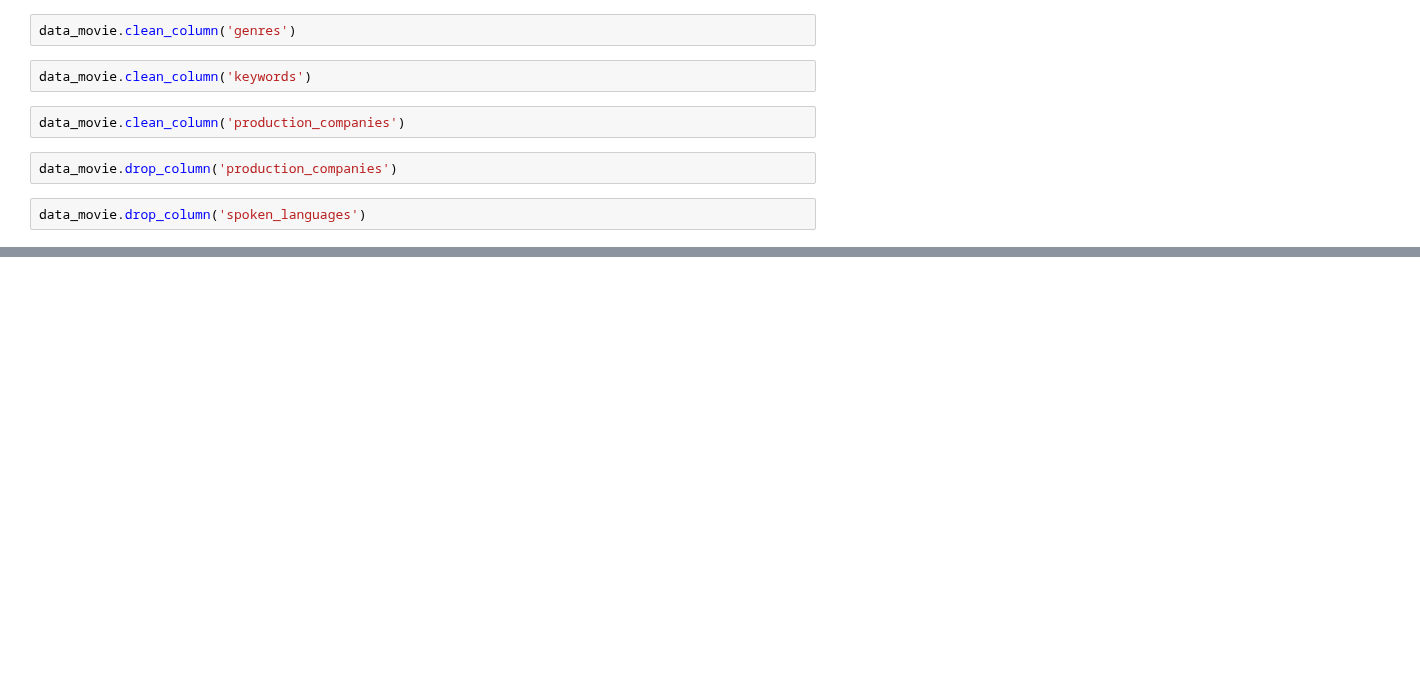
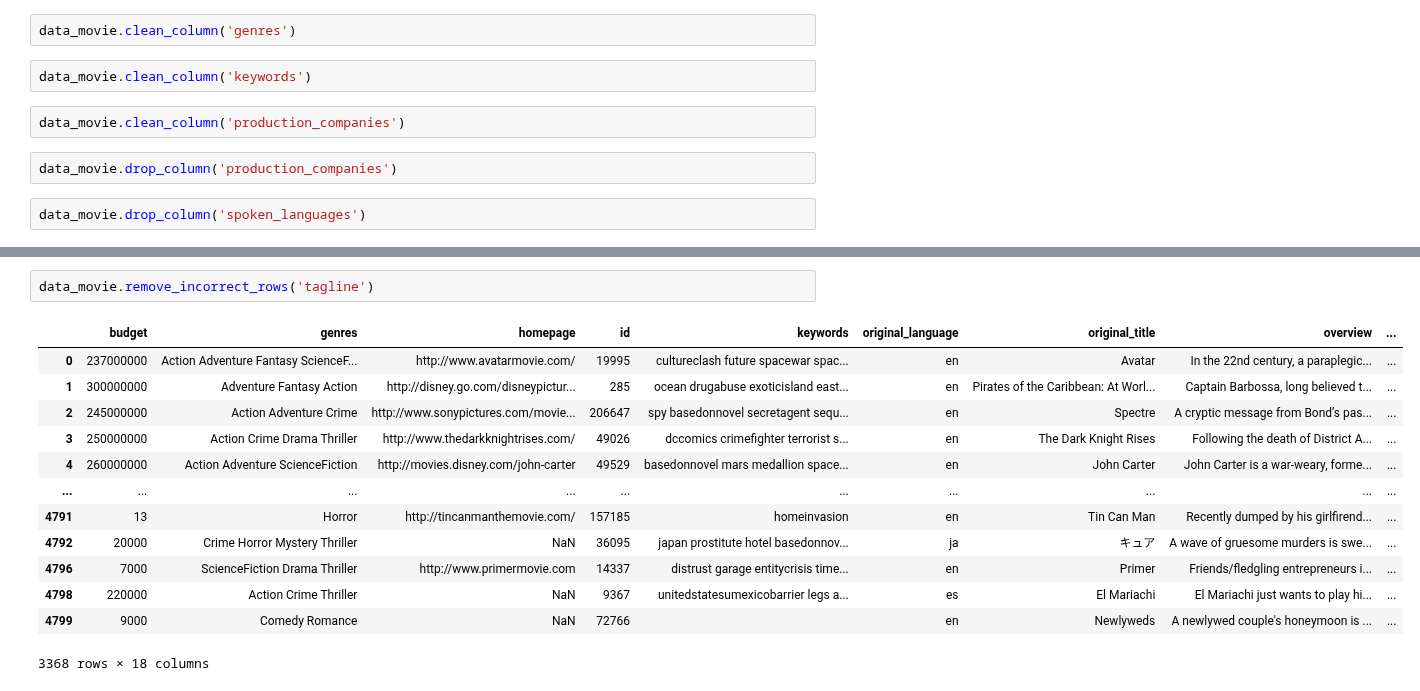
Before and after one commit to tundraparisi/dscoding-projects, a Jupyter notebook: ayagoz.shayakhmetova/CISI-project/cisi_project/import_OOP.ipynb, the cells around one changed output, grey strips where cells are left out. Drawn from its saved outputs; the diff is of its cells as text; blank space fills up the shorter version.

```diff
--- a/ayagoz.shayakhmetova/CISI-project/cisi_project/import_OOP.ipynb
+++ b/ayagoz.shayakhmetova/CISI-project/cisi_project/import_OOP.ipynb
@@ -58,3 +106,19 @@ data_movie.drop_column('spoken_languages')
+# %%
+data_movie.remove_incorrect_rows('tagline')
+# %% [output]
+|  | budget | genres | homepage | id | keywords | original_language | original_title | overview | ... |
+| 0 | 237000000 | Action Adventure Fantasy ScienceF... | http://www.avatarmovie.com/ | 19995 | cultureclash future spacewar spac... | en | Avatar | In the 22nd century, a paraplegic... | ... |
+| 1 | 300000000 | Adventure Fantasy Action | http://disney.go.com/disneypictur... | 285 | ocean drugabuse exoticisland east... | en | Pirates of the Caribbean: At Worl... | Captain Barbossa, long believed t... | ... |
+| 2 | 245000000 | Action Adventure Crime | http://www.sonypictures.com/movie... | 206647 | spy basedonnovel secretagent sequ... | en | Spectre | A cryptic message from Bond’s pas... | ... |
+| 3 | 250000000 | Action Crime Drama Thriller | http://www.thedarkknightrises.com/ | 49026 | dccomics crimefighter terrorist s... | en | The Dark Knight Rises | Following the death of District A... | ... |
+| 4 | 260000000 | Action Adventure ScienceFiction | http://movies.disney.com/john-carter | 49529 | basedonnovel mars medallion space... | en | John Carter | John Carter is a war-weary, forme... | ... |
+| ... | ... | ... | ... | ... | ... | ... | ... | ... | ... |
+| 4791 | 13 | Horror | http://tincanmanthemovie.com/ | 157185 | homeinvasion | en | Tin Can Man | Recently dumped by his girlfirend... | ... |
+| 4792 | 20000 | Crime Horror Mystery Thriller | NaN | 36095 | japan prostitute hotel basedonnov... | ja | キュア | A wave of gruesome murders is swe... | ... |
+| 4796 | 7000 | ScienceFiction Drama Thriller | http://www.primermovie.com | 14337 | distrust garage entitycrisis time... | en | Primer | Friends/fledgling entrepreneurs i... | ... |
+| 4798 | 220000 | Action Crime Thriller | NaN | 9367 | unitedstatesumexicobarrier legs a... | es | El Mariachi | El Mariachi just wants to play hi... | ... |
+| 4799 | 9000 | Comedy Romance | NaN | 72766 |  | en | Newlyweds | A newlywed couple's honeymoon is ... | ... |
+3368 rows × 18 columns
 # %%
 data_movie.retrieve_data()
 # %% [output]
```
Also changed, not shown: parts of 8 cells of this notebook, 7 other files.
